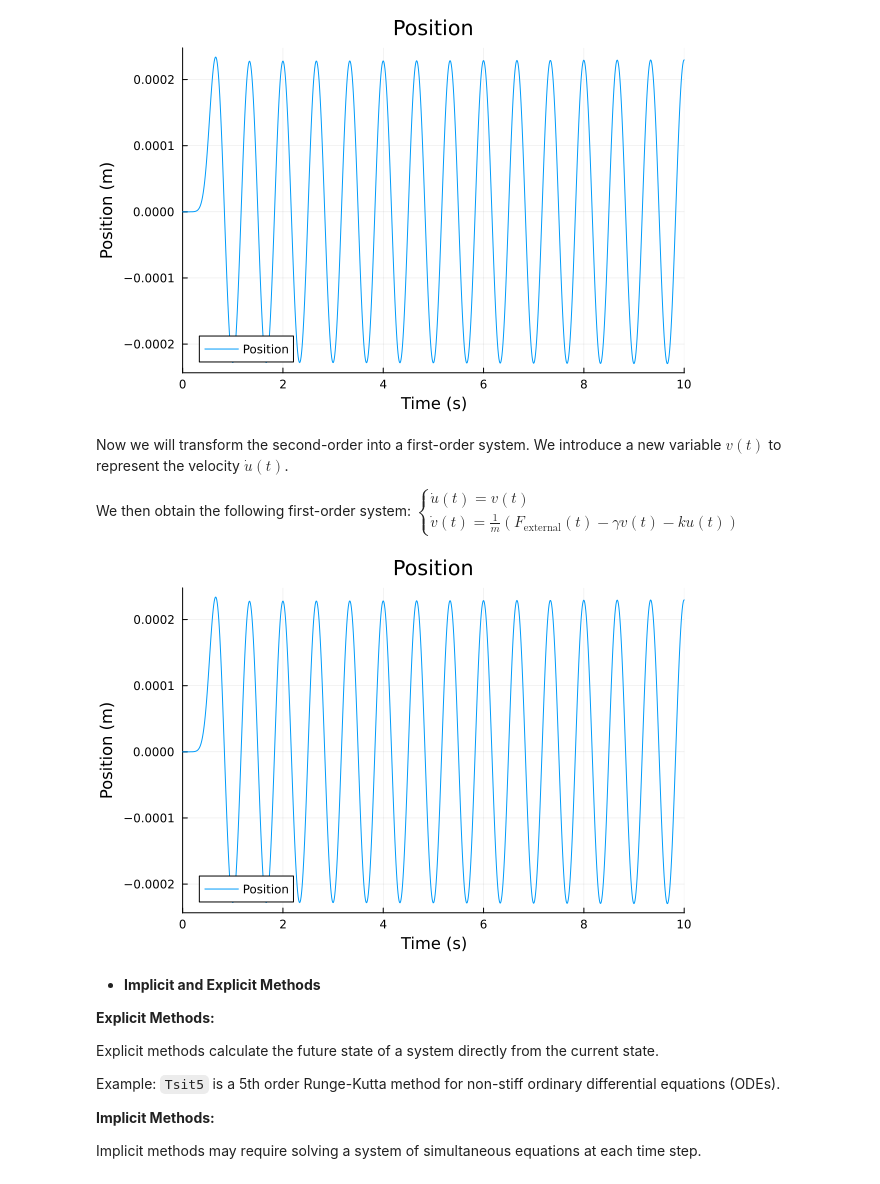
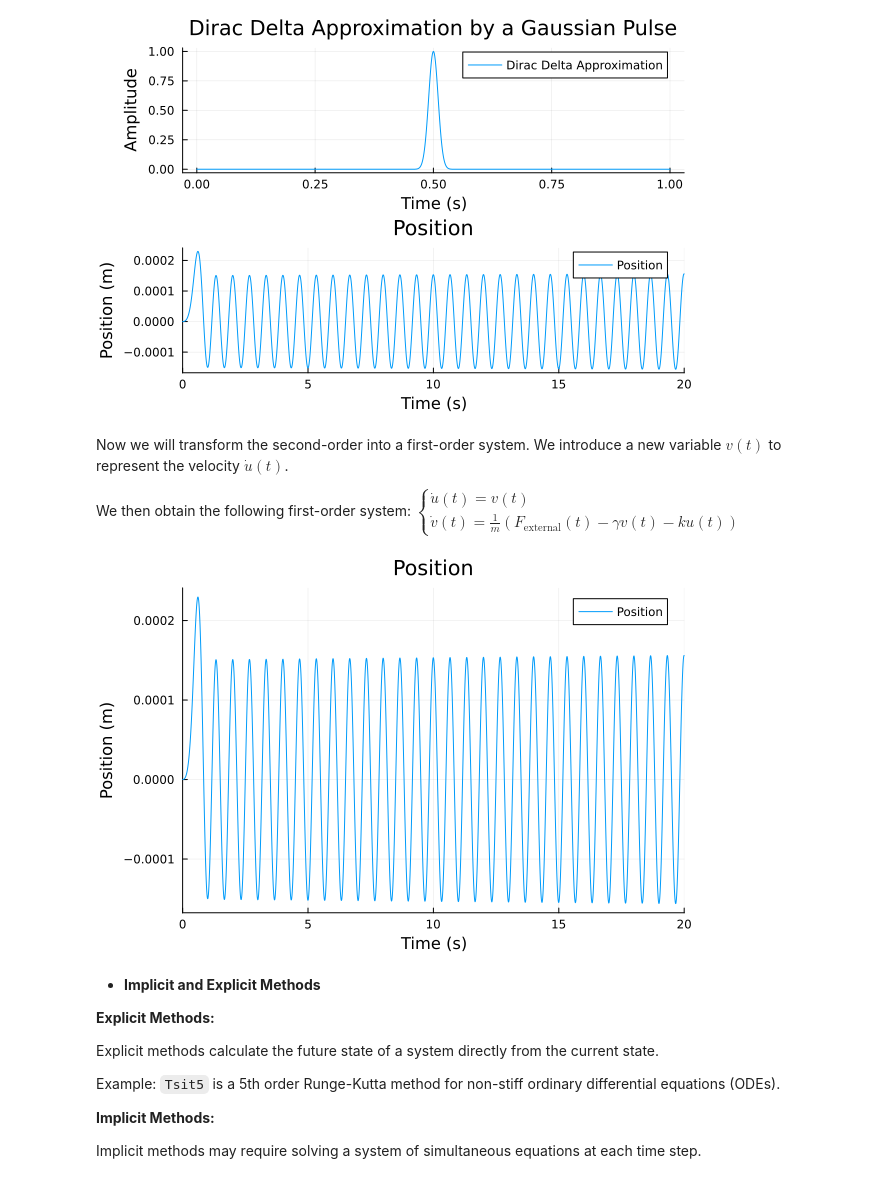
Before and after one commit to AnouchkaDESMETTRE/TU_Delft_Internship, a Jupyter notebook: Anouchka_TU_DELFT_Internship.ipynb, the cells around one changed output. Drawn from its saved outputs; the diff is of its cells as text; code cells hidden in the pictures.

```diff
--- a/Anouchka_TU_DELFT_Internship.ipynb
+++ b/Anouchka_TU_DELFT_Internship.ipynb
@@ -293,12 +391,22 @@ k = m * w0^2                  # Spring constant
 gamma = 0.1                   # Damping coefficient
 F0 = 1.0                      # Amplitude of the impulse
 t0 = 0.5                      # Time of impact
-sigma = 0.1                   # Width of Gaussian pulse
+sigma = 0.18                  # Width of Gaussian pulse
+epsilon = 0.01                # Width of the Dirac delta approximation
 
-# Define the Gaussian pulse
+# Define the Gaussian pulse which approximates a Dirac delta function
 function gaussian_pulse(t, t0, F0, sigma)
     return F0 * exp(-((t - t0)^2) / (2 * sigma^2))
 end
+
+# Time interval for plotting the Dirac delta approximation
+t = 0:0.001:1
+
+# Calculate the Dirac delta approximation
+dirac_approx = [gaussian_pulse(ti, t0, F0, epsilon) for ti in t]
+
+# Plot the Dirac delta approximation
+p0 = plot(t, dirac_approx, label="Dirac Delta Approximation", xlabel="Time (s)", ylabel="Amplitude", title="Dirac Delta Approximation by a Gaussian Pulse")
 
 # Define the system of equations
 function mass_spring_damper!(ddu, du, u, p, t)
@@ -308,7 +416,7 @@ end
 # Initial conditions
 u0 = [0.0]                    # Initial position
 v0 = [0.0]                    # Initial velocity
-tspan = (0.0, 10.0)           # Time span
+tspan = (0.0, 20.0)           # Time span
 
 # Problem definition
 prob = SecondOrderODEProblem(mass_spring_damper!, v0, u0, tspan)
@@ -319,10 +427,10 @@ sol = solve(prob)
 # Plot the solution for position
 p1 = plot(sol, idxs=2, label="Position", xlabel="Time (s)", ylabel="Position (m)", title="Position") # Here idxs = 2 is the position
 
-# Display the plot
-display(p1)
+# Combine the plots
+plot(p0, p1, layout = (2, 1))
 # %% [output]
-[figure, old version]
+[figure, new version]
 # %% [markdown]
 Now we will transform the second-order into a first-order system.
 We introduce a new variable $ v(t) $ to represent the velocity $ \dot{u}(t) $.
@@ -337,28 +445,27 @@ $
 # %%
 # Define the system of equations
 function mass_spring_damper!(du, u, p, t)
     F_external = gaussian_pulse(t, t0, F0, sigma)
     du[1] = u[2]
     du[2] = (F_external - gamma * u[2] - k * u[1]) / m
 end
 
 # Initial conditions
 u0 = [0.0, 0.0]              # Initial position and velocity
-tspan = (0.0, 10.0)          # Time span
 
 # Problem definition
 prob_one_ODE = ODEProblem(mass_spring_damper!, u0, tspan)
 
 # Solve the problem using the default solver (explicit method Tsit5)
 sol_one_ODE = solve(prob_one_ODE, Tsit5())
 
 # Plot the solution for position and velocity
 p2 = plot(sol_one_ODE, idxs=1, label="Position", xlabel="Time (s)", ylabel="Position (m)", title="Position") # Here idxs = 1 is the position
 
 # Display the plot
 display(p2)
 # %% [output]
-[figure, old version]
+[figure, new version]
 # %% [markdown]
 - **Implicit and Explicit Methods**
 
```
Also changed, not shown: parts of 12 cells of this notebook.
